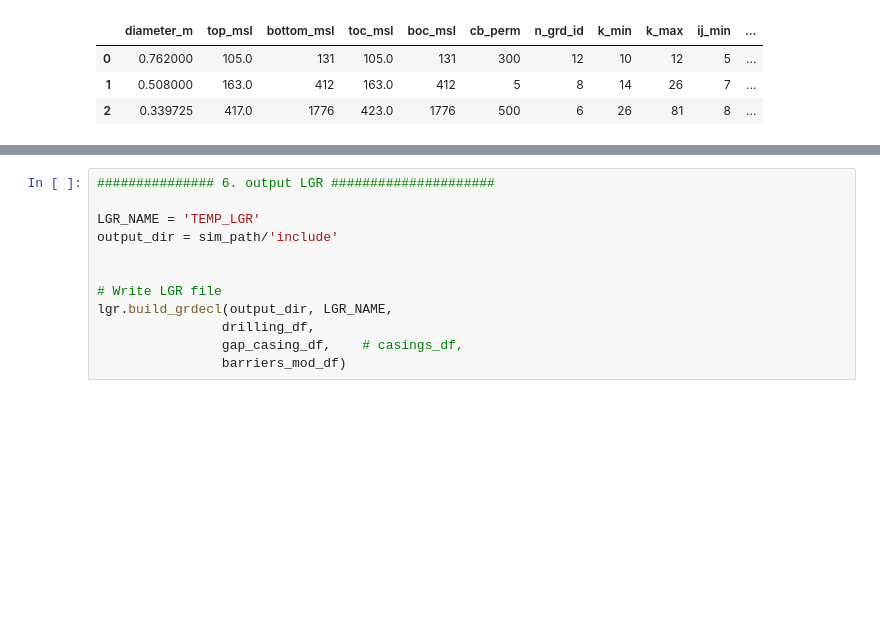
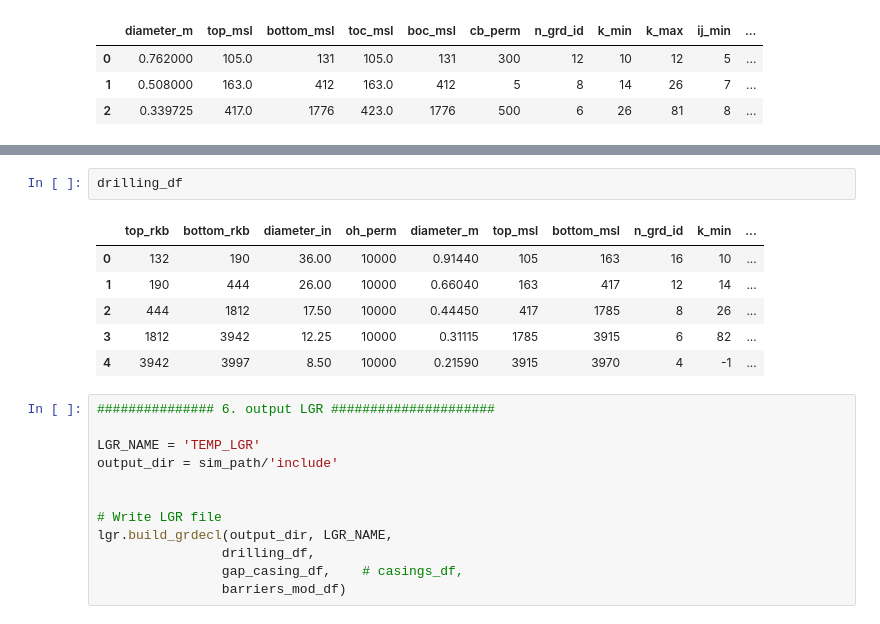
Before and after one commit to equinor/WINC_OnePager, a Jupyter notebook: notebooks/pflotran_gap.ipynb, the cells around one changed output, grey strips where cells are left out. Cells and saved outputs as stored; diff of their text form; blank space fills up the shorter version.

```diff
--- a/notebooks/pflotran_gap.ipynb
+++ b/notebooks/pflotran_gap.ipynb
@@ -228,5 +228,14 @@ borehole_df
 | 3 | 1785.0 | 3915.0 | 0.311150 |
 | 4 | 3915.0 | 3970.0 | 0.215900 |
+# %%
+drilling_df
+# %% [output]
+|  | top_rkb | bottom_rkb | diameter_in | oh_perm | diameter_m | top_msl | bottom_msl | n_grd_id | k_min | ... |
+| 0 | 132 | 190 | 36.00 | 10000 | 0.91440 | 105 | 163 | 16 | 10 | ... |
+| 1 | 190 | 444 | 26.00 | 10000 | 0.66040 | 163 | 417 | 12 | 14 | ... |
+| 2 | 444 | 1812 | 17.50 | 10000 | 0.44450 | 417 | 1785 | 8 | 26 | ... |
+| 3 | 1812 | 3942 | 12.25 | 10000 | 0.31115 | 1785 | 3915 | 6 | 82 | ... |
+| 4 | 3942 | 3997 | 8.50 | 10000 | 0.21590 | 3915 | 3970 | 4 | -1 | ... |
 # %%
 ############### 6. output LGR #####################
 
```
Also changed, not shown: parts of 8 cells of this notebook, 1 other file.
